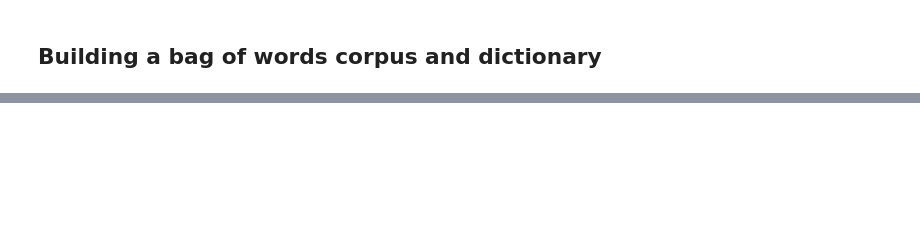
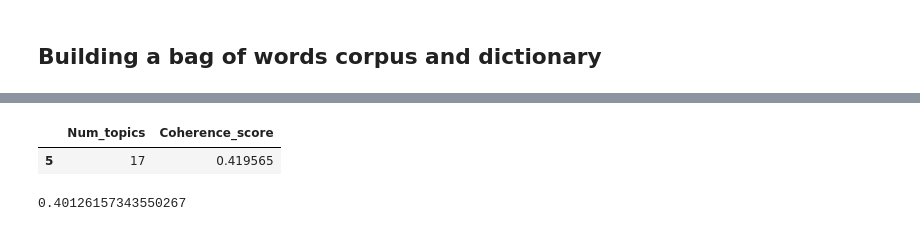
Before and after one commit to ARCTraining/ittt-ai-ml-dl, a Jupyter notebook: session_3_topicsML/session3_unsup_ML.ipynb, the cells around one changed output, grey strips where cells are left out. Saved outputs shown, nothing was run; the diff lists cells and outputs as text; code cells hidden in the pictures; blank space fills up the shorter version.

```diff
--- a/session_3_topicsML/session3_unsup_ML.ipynb
+++ b/session_3_topicsML/session3_unsup_ML.ipynb
@@ -133,3 +185,9 @@ def remove_emoji(string):
                                u"\u3030"
                                "]+", flags=re.UNICODE)
     return emoji_pattern.sub(r'', string)
+# %%
+def remove_redacted(string):
+
+    string = [re.sub(r"(x|X){2,}", "", doc) for doc in string]
+
+    return string
@@ -180,12 +230,15 @@ def test_basic_proprocess():
 # %%
 # next we implement the preprocessing steps
 
-preprocessed_corpus = remove_twitterisms(user_tweets.text.tolist())
+preprocessed_corpus = remove_twitterisms(subsample_text)
+
+preprocessed_corpus = remove_redacted(preprocessed_corpus)
 
 preprocessed_corpus = [remove_emoji(doc) for doc in preprocessed_corpus]
 
 preprocessed_corpus = basic_preprocess(preprocessed_corpus)
 
-preprocessed_corpus = n_gram(preprocessed_corpus)
+# added stemming
+#preprocessed_corpus = lemmatise(preprocessed_corpus)
 # %%
 # lets compare the original strings to the preprocessed strings
@@ -246,18 +327,20 @@ working_dict, working_corpus = bag_of_word_processing(preprocessed_corpus, 10, 0
 # %%
 from gensim.models import CoherenceModel, ldamulticore
 
-def calculate_scores(dictionary, corpus,  texts, limit, start=2, step=3):
+def long_topic_scan(dictionary, corpus,  texts, limit, start=2, step=3):
     """
-    Compute c_v coherence for a wide range of topic numbers.
+    Identify the topic number with the highest coherence score out of a broad range of numbers
     Adapted from https://www.machinelearningplus.com/nlp/topic-modeling-gensim-python/
     Parameters:
     ----------
     dictionary : Gensim dictionary
     corpus : Gensim corpus
-    method = c_v or u_mass
     texts : List of input texts (doc_clean)
     limit : Max num of topics
+    start : int starting topic number
+    step : int increment from one topic number to another until limit is reached
     Returns:
+    coherence_df : pd.DataFrame containing topic number and its calculated coherence score
     -------
     coherence_values : Coherence values corresponding to the LDA model with respective number of topics
     graphical outputs
@@ -285,0 +367,4 @@ calculate_scores(working_dict, working_corpus, preprocessed_corpus, limit=100)
+# %%
+%%time
+
+coh_model = long_topic_scan(working_dict, working_corpus, preprocessed_corpus, limit=50, step=3, start=2)
@@ -285,0 +374,5 @@ calculate_scores(working_dict, working_corpus, preprocessed_corpus, limit=100)
+# %%
+coh_model.sort_values(ascending = False, by='Coherence_score').head(1)
+# %% [output]
+|  | Num_topics | Coherence_score |
+| 5 | 17 | 0.419565 |
@@ -285,0 +385,4 @@ calculate_scores(working_dict, working_corpus, preprocessed_corpus, limit=100)
+# %%
+coherencemodel1.get_coherence()
+# %% [output]
+0.40126157343550267
```
Also changed, not shown: parts of 37 cells of this notebook, 2 other files.
